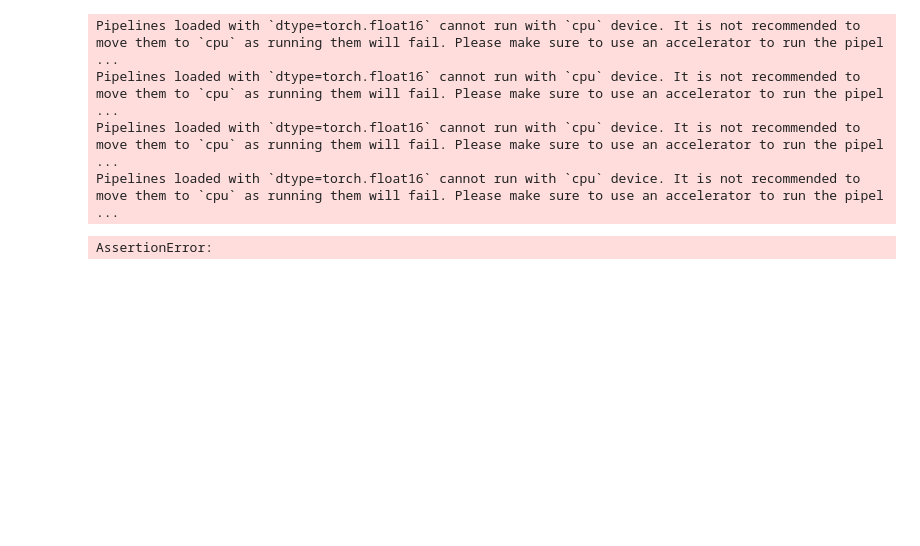
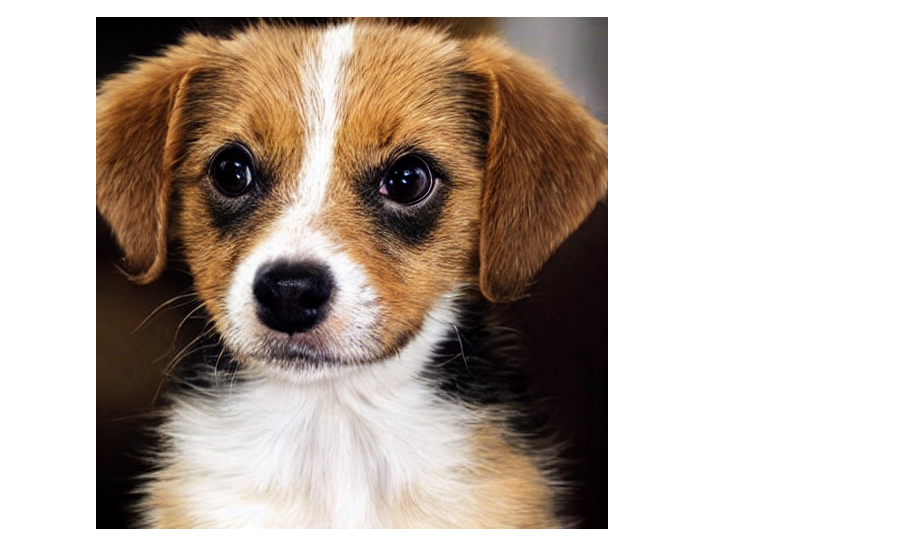
Before and after one commit to jmpleo/cv-week-2024, a Jupyter notebook: inference.ipynb, the cells around one changed output. Cells and saved outputs as stored; diff of their text form; code cells hidden in the pictures; blank space fills up the shorter version.

```diff
--- a/inference.ipynb
+++ b/inference.ipynb
@@ -5,13 +5,13 @@ import torch
 # %%
 model_id = "sd-legacy/stable-diffusion-v1-5"
 
-pipe = StableDiffusionPipeline.from_pretrained(model_id, torch_dtype=torch.float16)
+pipe = StableDiffusionPipeline.from_pretrained(model_id, torch_dtype=torch.float32)
 pipe = pipe.to("cpu")
 
 # Проверяем, что все компоненты модели в FP16 и на cuda
-assert pipe.unet.dtype == torch.float16# and pipe.unet.device.type =='cuda'
-assert pipe.vae.dtype == torch.float16# and pipe.vae.device.type == 'cuda'
-assert pipe.text_encoder.dtype == torch.float16# and pipe.text_encoder.device.type == 'cuda'
+assert pipe.unet.dtype == torch.float32# and pipe.unet.device.type =='cuda'
+assert pipe.vae.dtype == torch.float32# and pipe.vae.device.type == 'cuda'
+assert pipe.text_encoder.dtype == torch.float32# and pipe.text_encoder.device.type == 'cuda'
 
 # Заменяем дефолтный сэмплер на DDIM
 pipe.scheduler = DDIMScheduler.from_config(pipe.scheduler.config, timestep_spacing="trailing")
@@ -22,13 +22,6 @@ unet = UNet2DConditionModel.from_pretrained(model_id, subfolder="unet")
 unet.to('cpu')
 
 assert unet.dtype == torch.float32
-assert unet.training
-# %% [output]
-Pipelines loaded with `dtype=torch.float16` cannot run with `cpu` device. It is not recommended to move them to `cpu` as running them will fail. Please make sure to use an accelerator to run the pipel ...
-Pipelines loaded with `dtype=torch.float16` cannot run with `cpu` device. It is not recommended to move them to `cpu` as running them will fail. Please make sure to use an accelerator to run the pipel ...
-Pipelines loaded with `dtype=torch.float16` cannot run with `cpu` device. It is not recommended to move them to `cpu` as running them will fail. Please make sure to use an accelerator to run the pipel ...
-Pipelines loaded with `dtype=torch.float16` cannot run with `cpu` device. It is not recommended to move them to `cpu` as running them will fail. Please make sure to use an accelerator to run the pipel ...
-AssertionError:
 # %%
 cm_unet = PeftModel.from_pretrained(
     unet,
@@ -37,17 +30,19 @@ cm_unet = PeftModel.from_pretrained(
     adapter_name="multi-cd",
 )
 # %%
-pipe.unet = cm_unet.eval().to(torch.float16)
+pipe.unet = cm_unet.eval().to(torch.float32)
 assert cm_unet.active_adapter == 'multi-cd'
 
 generator = torch.Generator(device="cpu").manual_seed(1)
 
 images = pipe(
     prompt="A sad puppy with large eyes",
     num_inference_steps=4,
     generator=generator,
-    num_images_per_prompt=4,
+    num_images_per_prompt=1,
     guidance_scale=1
 ).images
 
 images[0]
+# %% [output]
+[figure, added]
```
